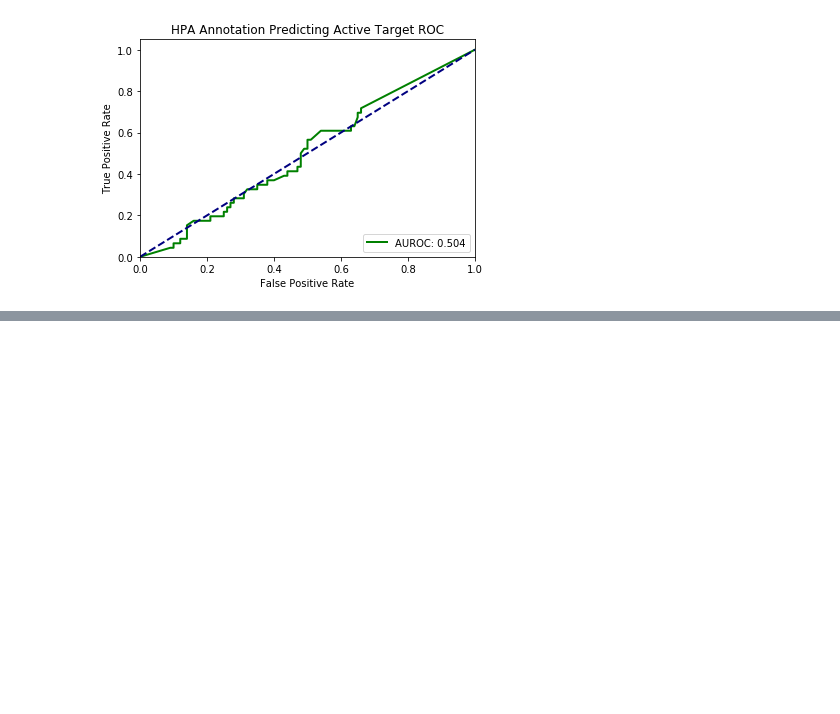
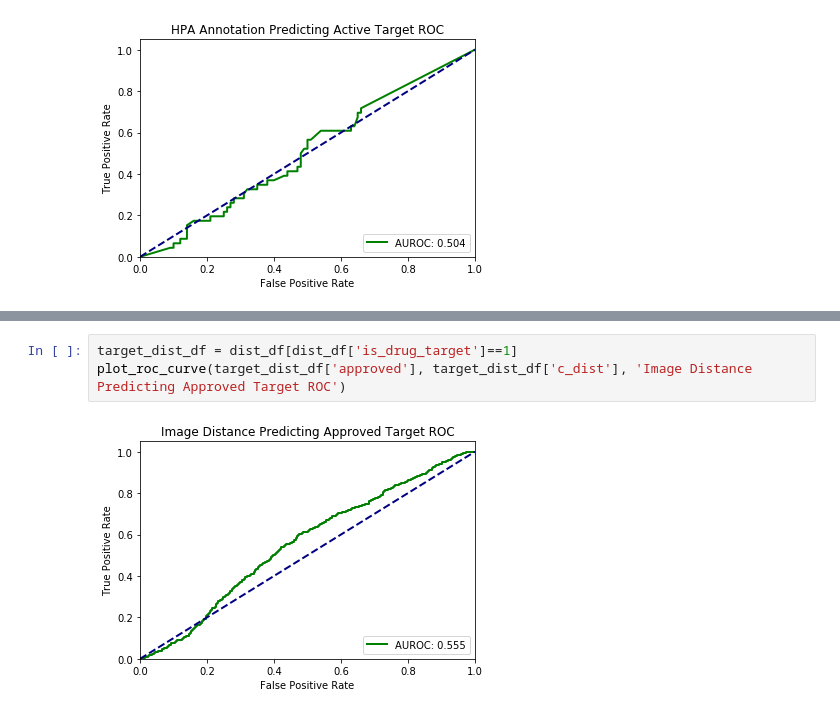
Before and after one commit to martinkang93/hpa_image_analysis, a Jupyter notebook: notebooks/Experiment 4c HPA annotation as a metric to predict drug target.ipynb, the cells around one changed output, grey strips where cells are left out. Drawn from its saved outputs; the diff is of its cells as text; blank space fills up the shorter version.

```diff
--- a/notebooks/Experiment 4c HPA annotation as a metric to predict drug target.ipynb
+++ b/notebooks/Experiment 4c HPA annotation as a metric to predict drug target.ipynb
@@ -123,0 +139,5 @@ plot_roc_curve(target_diff_df['active'], target_diff_df['fraction_diff'], 'HPA A
+# %%
+target_dist_df = dist_df[dist_df['is_drug_target']==1]
+plot_roc_curve(target_dist_df['approved'], target_dist_df['c_dist'], 'Image Distance Predicting Approved Target ROC')
+# %% [output]
+[figure, added]
```
Also changed, not shown: parts of 10 cells of this notebook, 4 other files.
